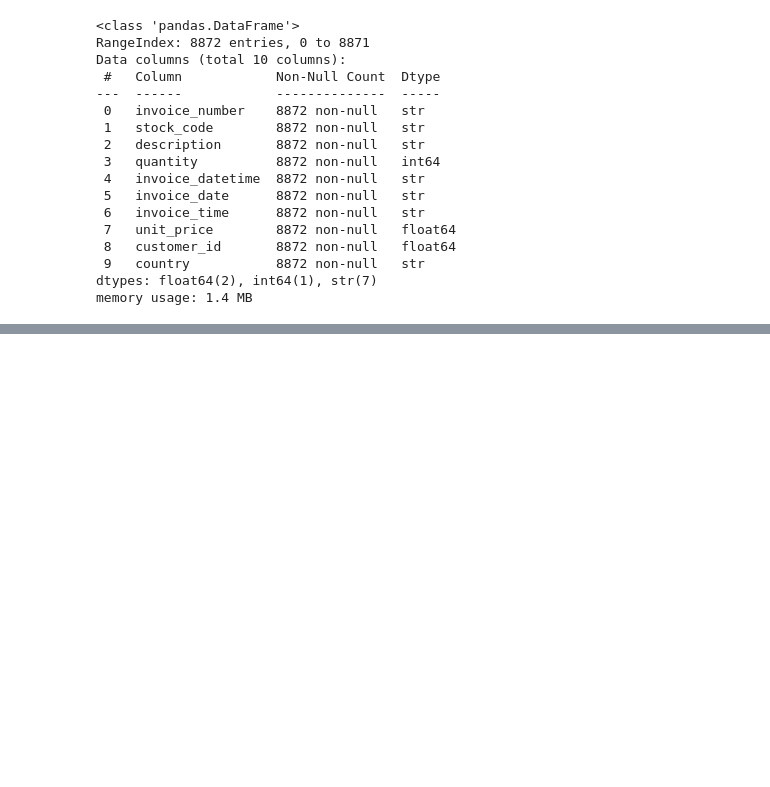
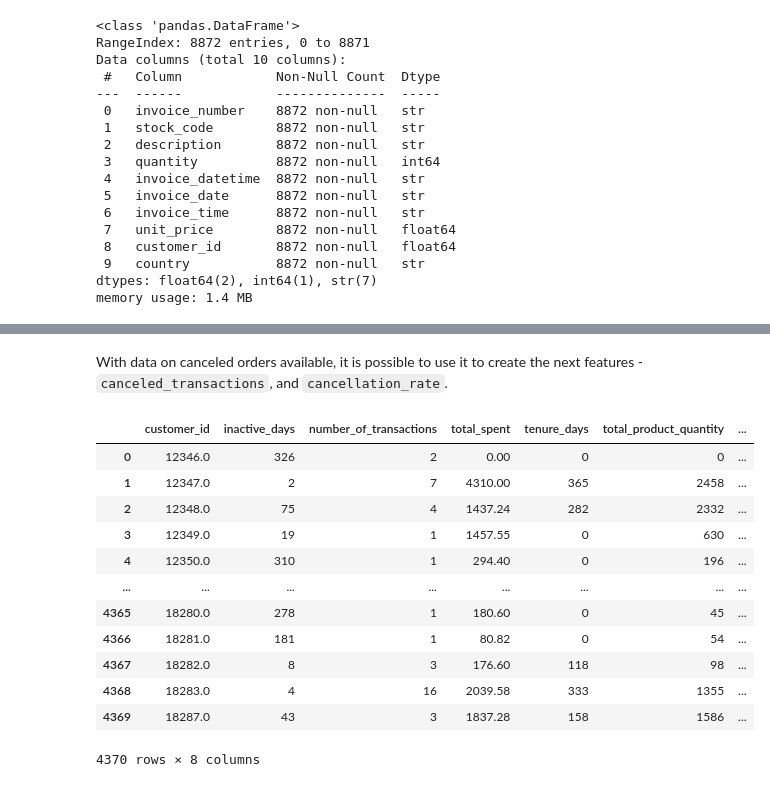
Before and after one commit to RV01011001/project_1-customer-segmentation, a Jupyter notebook: notebooks/04_feature_selection_and_engineering.ipynb, the cells around one changed output, grey strips where cells are left out. Saved outputs shown, nothing was run; the diff lists cells and outputs as text; code cells hidden in the pictures; blank space fills up the shorter version.

```diff
--- a/notebooks/04_feature_selection_and_engineering.ipynb
+++ b/notebooks/04_feature_selection_and_engineering.ipynb
@@ -130,0 +109,5 @@ memory usage: 1.4 MB
+# %%
+df_new['invoice_datetime'] = pd.to_datetime(df_new['invoice_datetime'])
+df_new['customer_id'] = df_new['customer_id'].astype(object)
+snapshot_date = df_new['invoice_datetime'].max() + pd.Timedelta(days = 1)
+snapshot_date
@@ -130,0 +121,10 @@ memory usage: 1.4 MB
+# %%
+df_new['total_amount'] = df_new['quantity'] * df_new['unit_price']
+
+feature_df = df_new.groupby('customer_id').agg(
+    inactive_days  = ('invoice_datetime', lambda x: (snapshot_date - x.max()).days),
+    number_of_transactions = ('invoice_number', 'nunique'),
+    total_spent  = ('total_amount', 'sum')
+).reset_index()
+
+feature_df
@@ -130,0 +149,10 @@ memory usage: 1.4 MB
+# %%
+
+feature_df = feature_df.merge(
+    df_new.groupby('customer_id').agg(
+        tenure_days = ('invoice_datetime', lambda x: (x.max() - x.min()).days),
+        total_product_quantity = ('quantity', 'sum')
+    ).reset_index(),
+    on='customer_id'
+)
+feature_df
@@ -130,0 +173,32 @@ memory usage: 1.4 MB
+# %% [markdown]
+With data on canceled orders available, it is possible to use it to create the next features - `canceled_transactions`, and `cancellation_rate`.
+# %%
+df_new['is_canceled'] = (df_new['invoice_number'].astype(str).str.startswith('C')) | (df_new['quantity'] < 0)
+
+canceled_aggregate = (
+    df_new[df_new['is_canceled']]
+    .groupby('customer_id')['invoice_number'].nunique()
+    .rename('canceled_transactions')
+    .reset_index()
+)
+
+feature_df = feature_df.merge(canceled_aggregate, on = 'customer_id', how = 'left')
+feature_df['canceled_transactions'] = feature_df['canceled_transactions'].fillna(0).astype(int)
+feature_df['cancellation_rate'] = feature_df['canceled_transactions'] / feature_df['number_of_transactions']
+
+canceled_aggregate
+feature_df
+# %% [output]
+|  | customer_id | inactive_days | number_of_transactions | total_spent | tenure_days | total_product_quantity | ... |
+| 0 | 12346.0 | 326 | 2 | 0.00 | 0 | 0 | ... |
+| 1 | 12347.0 | 2 | 7 | 4310.00 | 365 | 2458 | ... |
+| 2 | 12348.0 | 75 | 4 | 1437.24 | 282 | 2332 | ... |
+| 3 | 12349.0 | 19 | 1 | 1457.55 | 0 | 630 | ... |
+| 4 | 12350.0 | 310 | 1 | 294.40 | 0 | 196 | ... |
+| ... | ... | ... | ... | ... | ... | ... | ... |
+| 4365 | 18280.0 | 278 | 1 | 180.60 | 0 | 45 | ... |
+| 4366 | 18281.0 | 181 | 1 | 80.82 | 0 | 54 | ... |
+| 4367 | 18282.0 | 8 | 3 | 176.60 | 118 | 98 | ... |
+| 4368 | 18283.0 | 4 | 16 | 2039.58 | 333 | 1355 | ... |
+| 4369 | 18287.0 | 43 | 3 | 1837.28 | 158 | 1586 | ... |
+4370 rows × 8 columns
```
Also changed, not shown: parts of 16 cells of this notebook, 2 other files.
